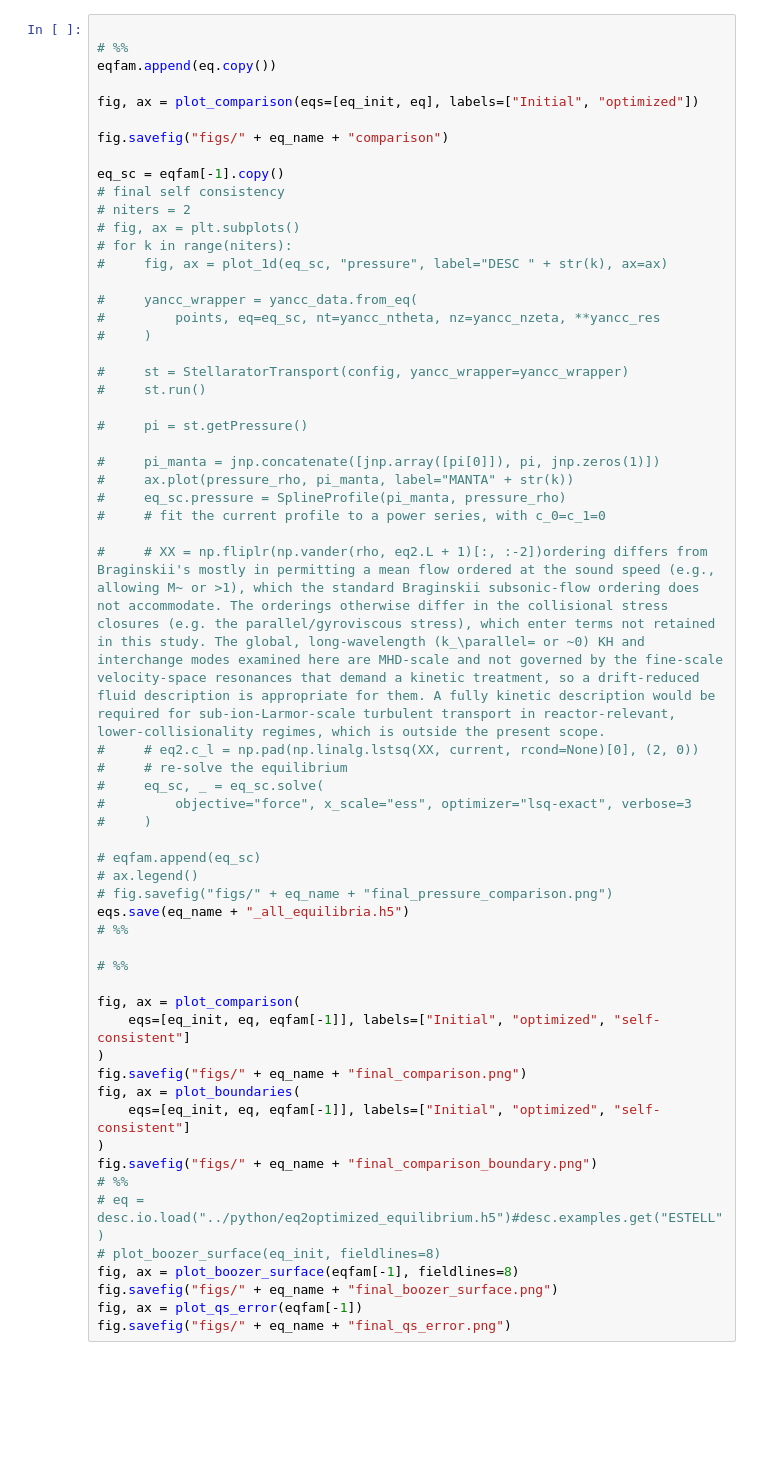
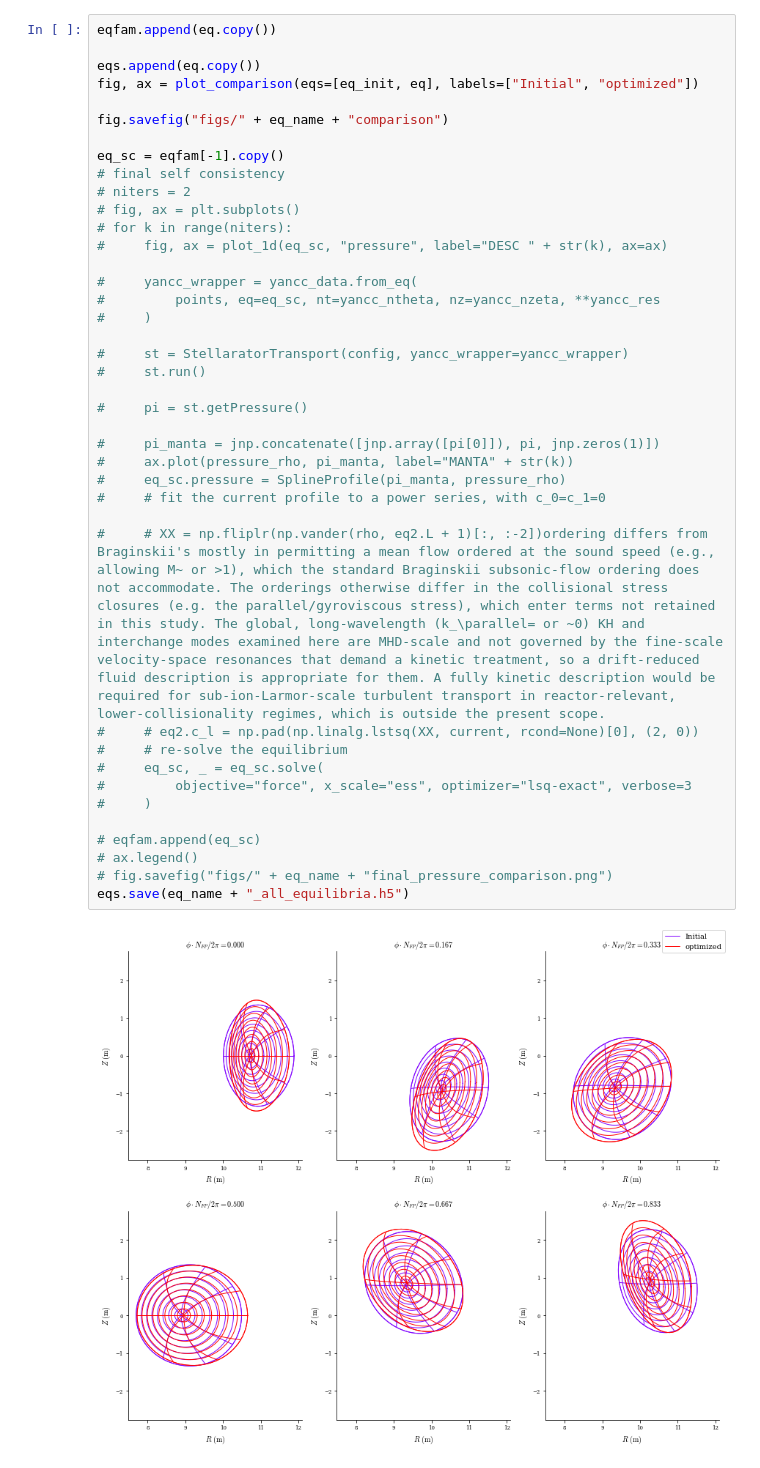
Before and after one commit to ianabel/MaNTA, a Jupyter notebook: python-physics/stellarator/desc-optimize-ambipolar.ipynb, the cells around one changed output. Cells and saved outputs as stored; diff of their text form; blank space fills up the shorter version.

```diff
--- a/python-physics/stellarator/desc-optimize-ambipolar.ipynb
+++ b/python-physics/stellarator/desc-optimize-ambipolar.ipynb
@@ -534,8 +560,7 @@ Successfully created StellaratorTransport object
-# %%
-
 # %%
 eqfam.append(eq.copy())
 
+eqs.append(eq.copy())
 fig, ax = plot_comparison(eqs=[eq_init, eq], labels=["Initial", "optimized"])
 
 fig.savefig("figs/" + eq_name + "comparison")
@@ -545,49 +570,32 @@ eq_sc = eqfam[-1].copy()
 # niters = 2
 # fig, ax = plt.subplots()
 # for k in range(niters):
 #     fig, ax = plot_1d(eq_sc, "pressure", label="DESC " + str(k), ax=ax)
 
 #     yancc_wrapper = yancc_data.from_eq(
 #         points, eq=eq_sc, nt=yancc_ntheta, nz=yancc_nzeta, **yancc_res
 #     )
 
 #     st = StellaratorTransport(config, yancc_wrapper=yancc_wrapper)
 #     st.run()
 
 #     pi = st.getPressure()
 
 #     pi_manta = jnp.concatenate([jnp.array([pi[0]]), pi, jnp.zeros(1)])
 #     ax.plot(pressure_rho, pi_manta, label="MANTA" + str(k))
 #     eq_sc.pressure = SplineProfile(pi_manta, pressure_rho)
 #     # fit the current profile to a power series, with c_0=c_1=0
 
 #     # XX = np.fliplr(np.vander(rho, eq2.L + 1)[:, :-2])ordering differs from Braginskii's mostly in permitting a mean flow ordered at the sound speed (e.g., allowing M~ or >1), which the standard Braginskii subsonic-flow ordering does not accommodate. The orderings otherwise differ in the collisional stress closures (e.g. the parallel/gyroviscous stress), which enter terms not retained in this study. The global, long-wavelength (k_\parallel= or ~0) KH and interchange modes examined here are MHD-scale and not governed by the fine-scale velocity-space resonances that demand a kinetic treatment, so a drift-reduced fluid description is appropriate for them. A fully kinetic description would be required for sub-ion-Larmor-scale turbulent transport in reactor-relevant, lower-collisionality regimes, which is outside the present scope.
 #     # eq2.c_l = np.pad(np.linalg.lstsq(XX, current, rcond=None)[0], (2, 0))
 #     # re-solve the equilibrium
 #     eq_sc, _ = eq_sc.solve(
 #         objective="force", x_scale="ess", optimizer="lsq-exact", verbose=3
 #     )
 
 # eqfam.append(eq_sc)
 # ax.legend()
 # fig.savefig("figs/" + eq_name + "final_pressure_comparison.png")
 eqs.save(eq_name + "_all_equilibria.h5")
-# %%
-
-# %%
-
-fig, ax = plot_comparison(
-    eqs=[eq_init, eq, eqfam[-1]], labels=["Initial", "optimized", "self-consistent"]
-)
-fig.savefig("figs/" + eq_name + "final_comparison.png")
-fig, ax = plot_boundaries(
-    eqs=[eq_init, eq, eqfam[-1]], labels=["Initial", "optimized", "self-consistent"]
-)
-fig.savefig("figs/" + eq_name + "final_comparison_boundary.png")
-# %%
-# eq = desc.io.load("../python/eq2optimized_equilibrium.h5")#desc.examples.get("ESTELL")
-# plot_boozer_surface(eq_init, fieldlines=8)
-fig, ax = plot_boozer_surface(eqfam[-1], fieldlines=8)
-fig.savefig("figs/" + eq_name + "final_boozer_surface.png")
-fig, ax = plot_qs_error(eqfam[-1])
-fig.savefig("figs/" + eq_name + "final_qs_error.png")
+# %% [output]
+[figure, added]
```
Also changed, not shown: parts of 10 cells of this notebook, 13 other files.
